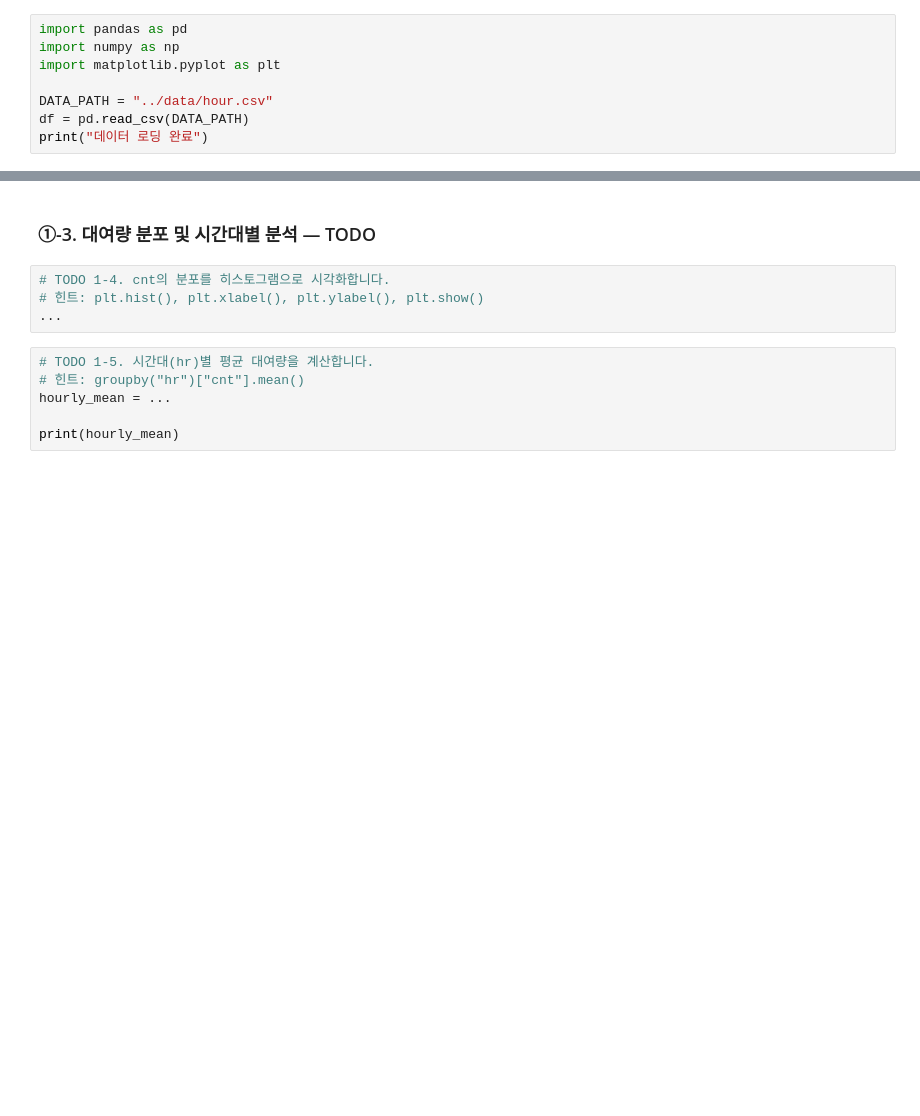
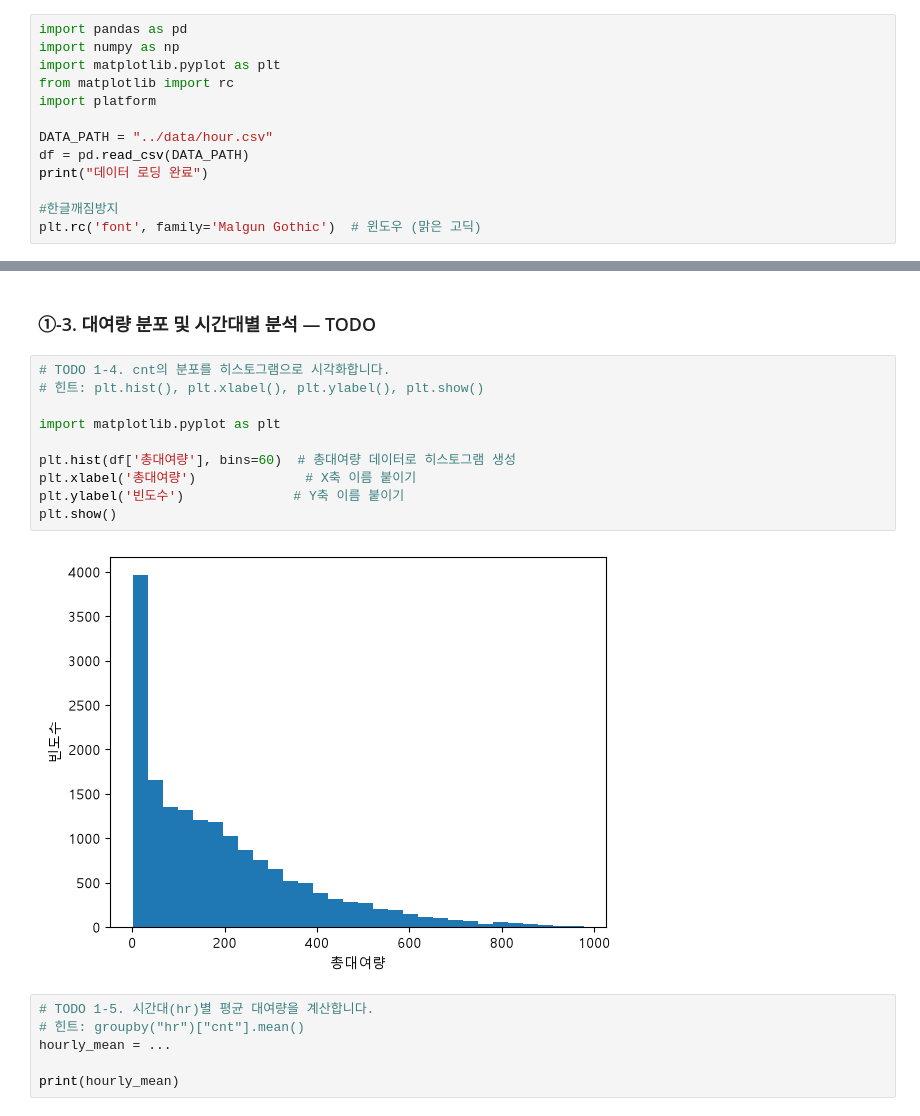
Before and after one commit to iremys/ai-mini-projects, a Jupyter notebook: mini-project-01/code/01_regression_bike_demand.ipynb, the cells around one changed output, grey strips where cells are left out. Drawn from its saved outputs; the diff is of its cells as text; blank space fills up the shorter version.

```diff
--- a/mini-project-01/code/01_regression_bike_demand.ipynb
+++ b/mini-project-01/code/01_regression_bike_demand.ipynb
@@ -22,7 +22,12 @@
 import pandas as pd
 import numpy as np
 import matplotlib.pyplot as plt
+from matplotlib import rc
+import platform
 
 DATA_PATH = "../data/hour.csv"
 df = pd.read_csv(DATA_PATH)
 print("데이터 로딩 완료")
+
+#한글깨짐방지
+plt.rc('font', family='Malgun Gothic')  # 윈도우 (맑은 고딕)
@@ -45,7 +182,15 @@ print("데이터 로딩 완료")
 # %%
 # TODO 1-4. cnt의 분포를 히스토그램으로 시각화합니다.
 # 힌트: plt.hist(), plt.xlabel(), plt.ylabel(), plt.show()
-...
+
+import matplotlib.pyplot as plt
+
+plt.hist(df['총대여량'], bins=60)  # 총대여량 데이터로 히스토그램 생성
+plt.xlabel('총대여량')              # X축 이름 붙이기
+plt.ylabel('빈도수')              # Y축 이름 붙이기
+plt.show()
+# %% [output]
+[figure, added]
 # %%
 # TODO 1-5. 시간대(hr)별 평균 대여량을 계산합니다.
 # 힌트: groupby("hr")["cnt"].mean()
```
Also changed, not shown: parts of 4 cells of this notebook, 1 other file.
